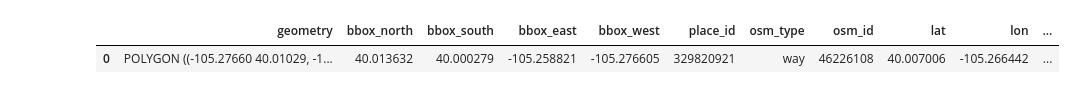
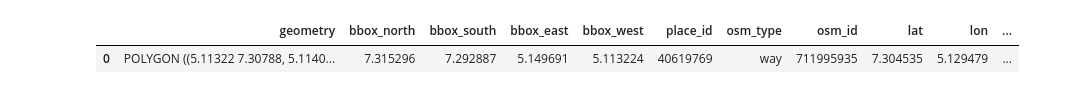
Before and after one commit to Elijah-Oluwapelumi/first-map-template, a Jupyter notebook: Map-demonstration.ipynb, the cells around one changed output. Cells and saved outputs as stored; diff of their text form; code cells hidden in the pictures.

```diff
--- a/Map-demonstration.ipynb
+++ b/Map-demonstration.ipynb
@@ -7,16 +11,16 @@ import osmnx as osm
 # %%
 # Search for boundary using OSM
 
-cu_boundary = osm.geocode_to_gdf(
+futa_boundary = osm.geocode_to_gdf(
 
-                        "W46226108",
+                        "W711995935",
 
                         by_osmid=True
 
 )
 
-cu_boundary
+futa_boundary
 # %% [output]
 |  | geometry | bbox_north | bbox_south | bbox_east | bbox_west | place_id | osm_type | osm_id | lat | lon | ... |
-| 0 | POLYGON ((-105.27660 40.01029, -1... | 40.013632 | 40.000279 | -105.258821 | -105.276605 | 329820921 | way | 46226108 | 40.007006 | -105.266442 | ... |
+| 0 | POLYGON ((5.11322 7.30788, 5.1140... | 7.315296 | 7.292887 | 5.149691 | 5.113224 | 40619769 | way | 711995935 | 7.304535 | 5.129479 | ... |
 # %%
```
Also changed, not shown: parts of 5 cells of this notebook, 4 other files.
